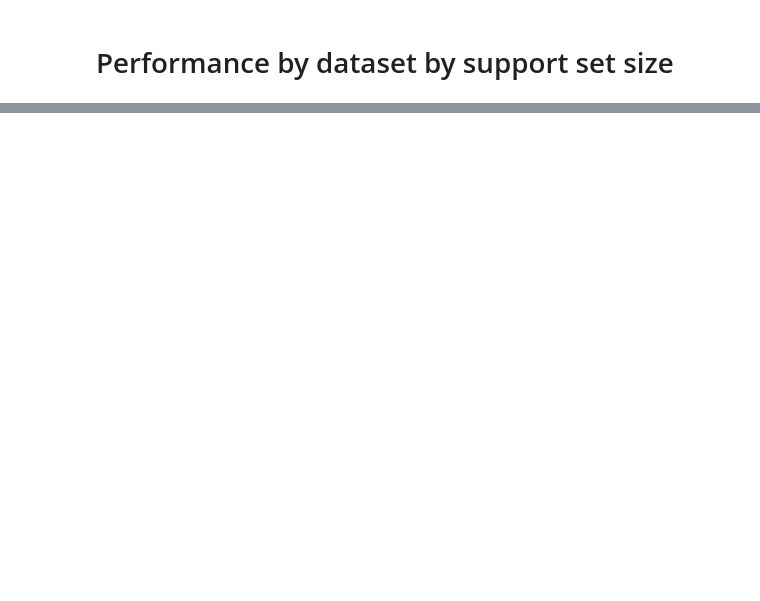
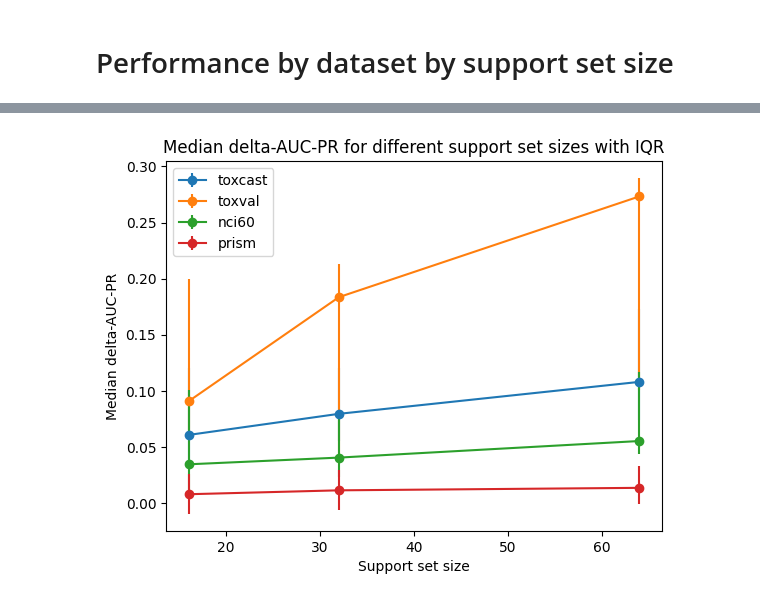
Before and after one commit to labdao/FS-Tox, a Jupyter notebook: notebooks/4.3-support-set-size-exploration.ipynb, the cells around one changed output, grey strips where cells are left out. Saved outputs shown, nothing was run; the diff lists cells and outputs as text; code cells hidden in the pictures; blank space fills up the shorter version.

```diff
--- a/notebooks/4.3-support-set-size-exploration.ipynb
+++ b/notebooks/4.3-support-set-size-exploration.ipynb
@@ -149,0 +170,24 @@ plt.show()
+# %%
+for dataset in datasets:
+    median_vals = []
+    lower_vals = []
+    upper_vals = []
+
+    for support_size in support_sizes:
+        tmp = df_final[(df_final["support_set_size"] == support_size) & (df_final["dataset"] == dataset)]
+        median_vals.append(tmp["delta_auc_pr"].median())
+        lower_vals.append(tmp["delta_auc_pr"].quantile(0.25))
+        upper_vals.append(tmp["delta_auc_pr"].quantile(0.75))
+
+    if len(tmp) != 0:
+        plt.errorbar(support_sizes, median_vals,
+                     yerr=[np.array(median_vals) - np.array(lower_vals), np.array(upper_vals) - np.array(median_vals)],
+                     fmt='-o', label=dataset)
+
+plt.xlabel("Support set size")
+plt.ylabel("Median delta-AUC-PR")
+plt.title("Median delta-AUC-PR for different support set sizes with IQR")
+plt.legend()
+plt.show()
+# %% [output]
+[figure, added]
```
Also changed, not shown: parts of 8 cells of this notebook, 8 other files.
